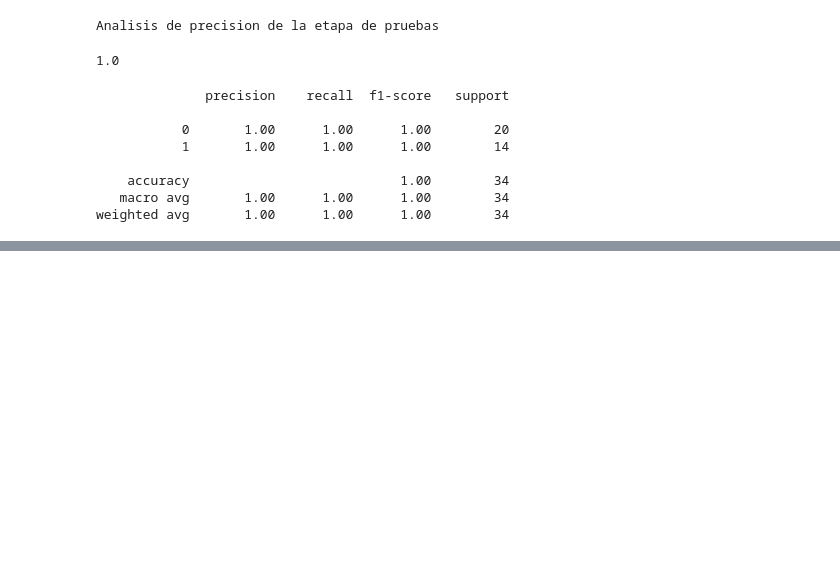
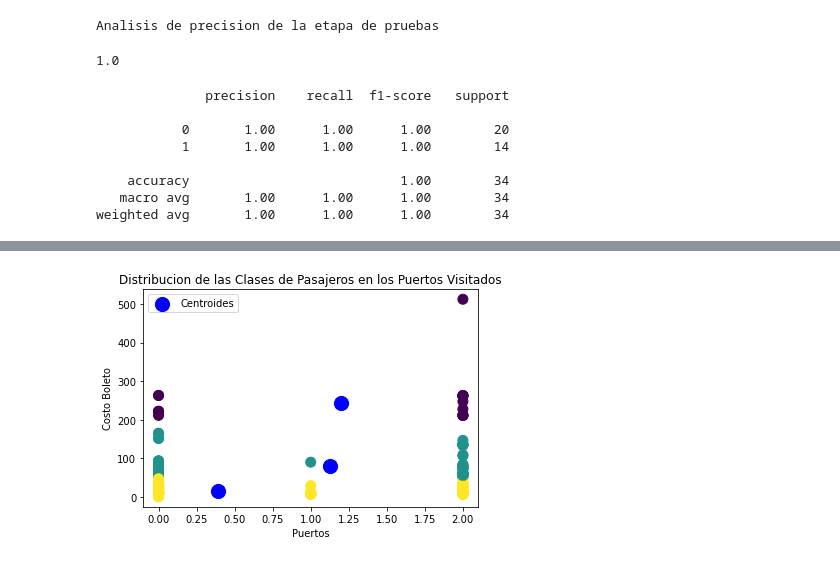
Before and after one commit to justNeto/SemanaTecAnalitica, a Jupyter notebook: TitanicDatasetAnalysis.ipynb, the cells around one changed output, grey strips where cells are left out. Drawn from its saved outputs; the diff is of its cells as text; code cells hidden in the pictures; blank space fills up the shorter version.

```diff
--- a/TitanicDatasetAnalysis.ipynb
+++ b/TitanicDatasetAnalysis.ipynb
@@ -302,0 +279,6 @@ weighted avg       1.00      1.00      1.00        34
+# %%
+k = 3
+kmeans = KMeans(n_clusters = k, init='random') # instanciacion del modelo k-means
+kmeans.fit(X) # realizo el clustering sobre los datos
+centros = kmeans.cluster_centers_
+centros
@@ -302,0 +313,3 @@ weighted avg       1.00      1.00      1.00        34
+# %%
+nombres_clusters = kmeans.labels_
+nombres_clusters
@@ -302,0 +349,12 @@ weighted avg       1.00      1.00      1.00        34
+# %%
+# visualizar los grupos
+plt.scatter(X.iloc[:,6],X.iloc[:,5], s=100, c=nombres_clusters)
+plt.scatter(centros[:,6], centros[:,5], s=200, c='blue', label = 'Centroides')
+plt.title("Distribucion de las Clases de Pasajeros en los Puertos Visitados")
+plt.xlabel("Puertos")
+plt.ylabel("Costo Boleto")
+plt.legend()
+
+plt.show()
+# %% [output]
+[figure, added]
```
Also changed, not shown: parts of 20 cells of this notebook.
